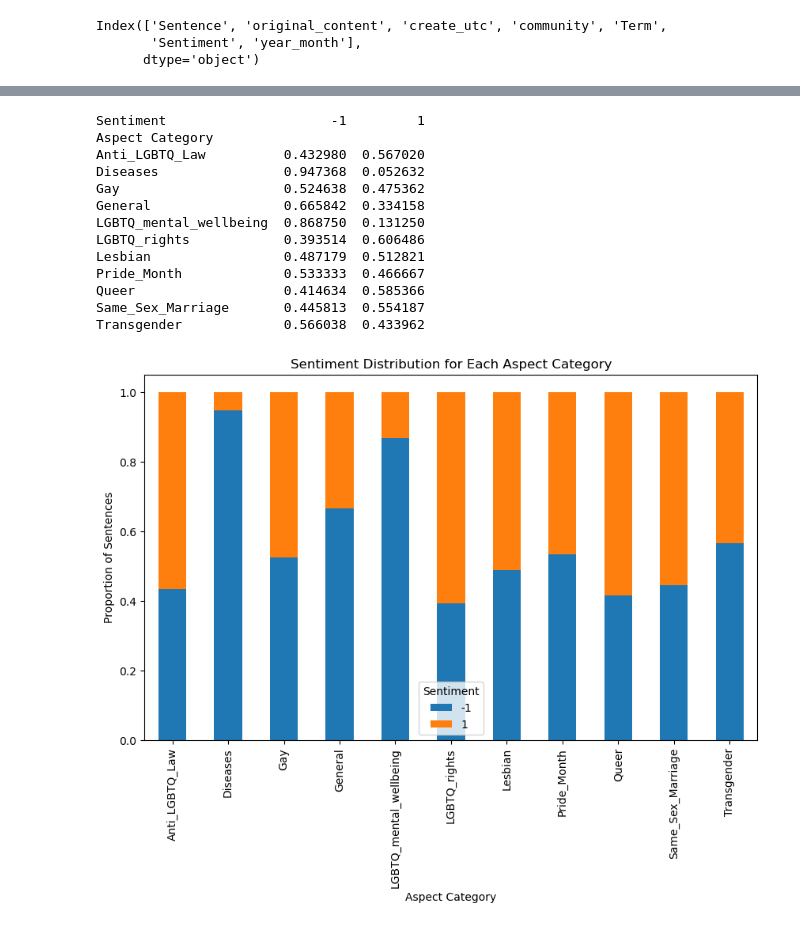
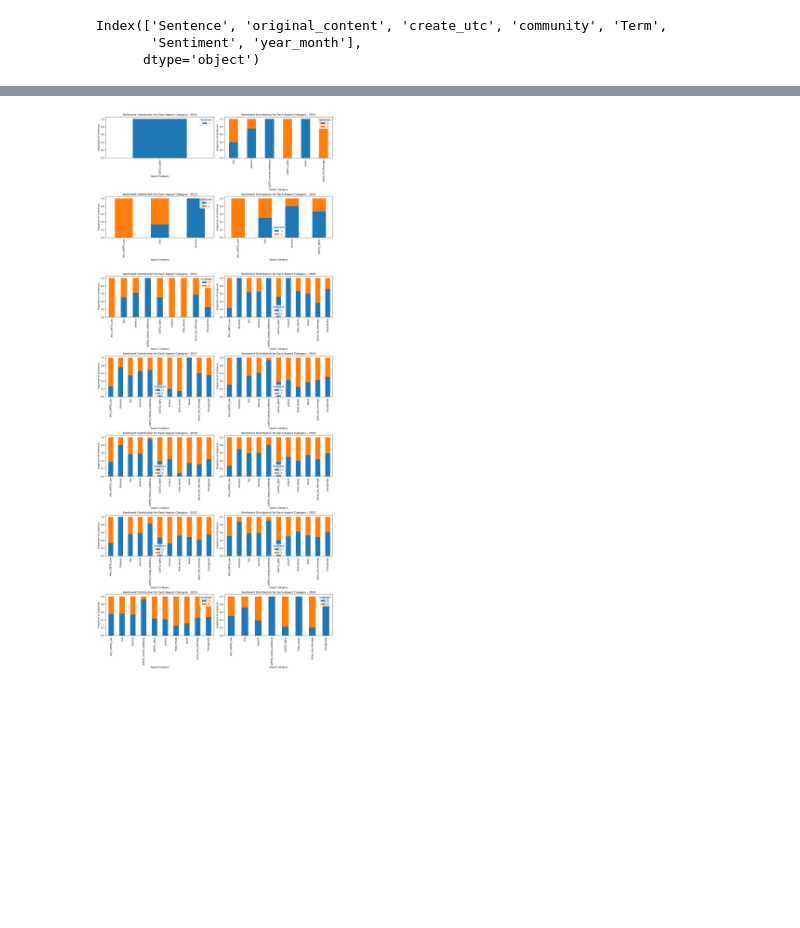
Before and after one commit to Jeffrey-David/Aspect-Based-Sentiment-Analysis-of-LGBTQ-Issues-in-Singapore, a Jupyter notebook: Analysis/Time_Series_Analysis.ipynb, the cells around one changed output, grey strips where cells are left out. Saved outputs shown, nothing was run; the diff lists cells and outputs as text; code cells hidden in the pictures; blank space fills up the shorter version.

```diff
--- a/Analysis/Time_Series_Analysis.ipynb
+++ b/Analysis/Time_Series_Analysis.ipynb
@@ -271,39 +271,44 @@ plt.show()
-# %%
-# Group by 'Aspect Category' and calculate sentiment distribution
-filtered_df = df[df['Sentiment'].isin([-1, 1])]
-
-# Group by 'Aspect Category' and calculate sentiment distribution
-sentiment_distribution = filtered_df.groupby('Aspect Category')['Sentiment'].value_counts(normalize=True).unstack(fill_value=0)
-
-# Display the sentiment distribution
-print(sentiment_distribution)
-
-# Plot the stacked bar chart
-sentiment_distribution.plot(kind='bar', stacked=True, figsize=(10, 6))
-
-# Add labels and title
-plt.title('Sentiment Distribution for Each Aspect Category')
-plt.xlabel('Aspect Category')
-plt.ylabel('Proportion of Sentences')
-plt.legend(title='Sentiment')
-
-# Show the plot
-plt.show()
-# %% [output]
-Sentiment                     -1         1
-Aspect Category
-Anti_LGBTQ_Law          0.432980  0.567020
-Diseases                0.947368  0.052632
-Gay                     0.524638  0.475362
-General                 0.665842  0.334158
-LGBTQ_mental_wellbeing  0.868750  0.131250
-LGBTQ_rights            0.393514  0.606486
-Lesbian                 0.487179  0.512821
-Pride_Month             0.533333  0.466667
-Queer                   0.414634  0.585366
-Same_Sex_Marriage       0.445813  0.554187
-Transgender             0.566038  0.433962
-[figure, removed]
+# %%
+filtered_df = df[df['Sentiment'].isin([-1, 1])]
+
+# Get unique years from the DataFrame
+unique_years = filtered_df['year_month'].unique()
+
+# Calculate the number of rows and columns for subplots
+num_rows = (len(unique_years) + 1) // 2  # Add 1 to round up if there is an odd number of years
+num_cols = 2
+
+# Create subplots
+fig, axes = plt.subplots(num_rows, num_cols, figsize=(15, 5*num_rows))
+
+# Flatten the axes if needed
+if len(unique_years) > 1:
+    axes = axes.flatten()
+
+# Iterate over each unique year
+for i, year in enumerate(unique_years):
+    # Filter the DataFrame for the current year
+    year_df = filtered_df[filtered_df['year_month'] == year]
+
+    # Group by 'Aspect Category' and calculate sentiment distribution for the current year
+    sentiment_distribution = year_df.groupby('Aspect Category')['Sentiment'].value_counts(normalize=True).unstack(fill_value=0)
+
+    # Plot the stacked bar chart for the current year
+    sentiment_distribution.plot(kind='bar', stacked=True, ax=axes[i])
+
+    # Add labels and title
+    axes[i].set_title(f'Sentiment Distribution for Each Aspect Category - {year}')
+    axes[i].set_xlabel('Aspect Category')
+    axes[i].set_ylabel('Proportion of Sentences')
+    axes[i].legend(title='Sentiment')
+
+# Adjust layout
+plt.tight_layout()
+
+# Show the plot
+plt.show()
+# %% [output]
+[figure, added]
 # %%
 import matplotlib.pyplot as plt
 import numpy as np
```
Also changed, not shown: parts of 10 cells of this notebook.
